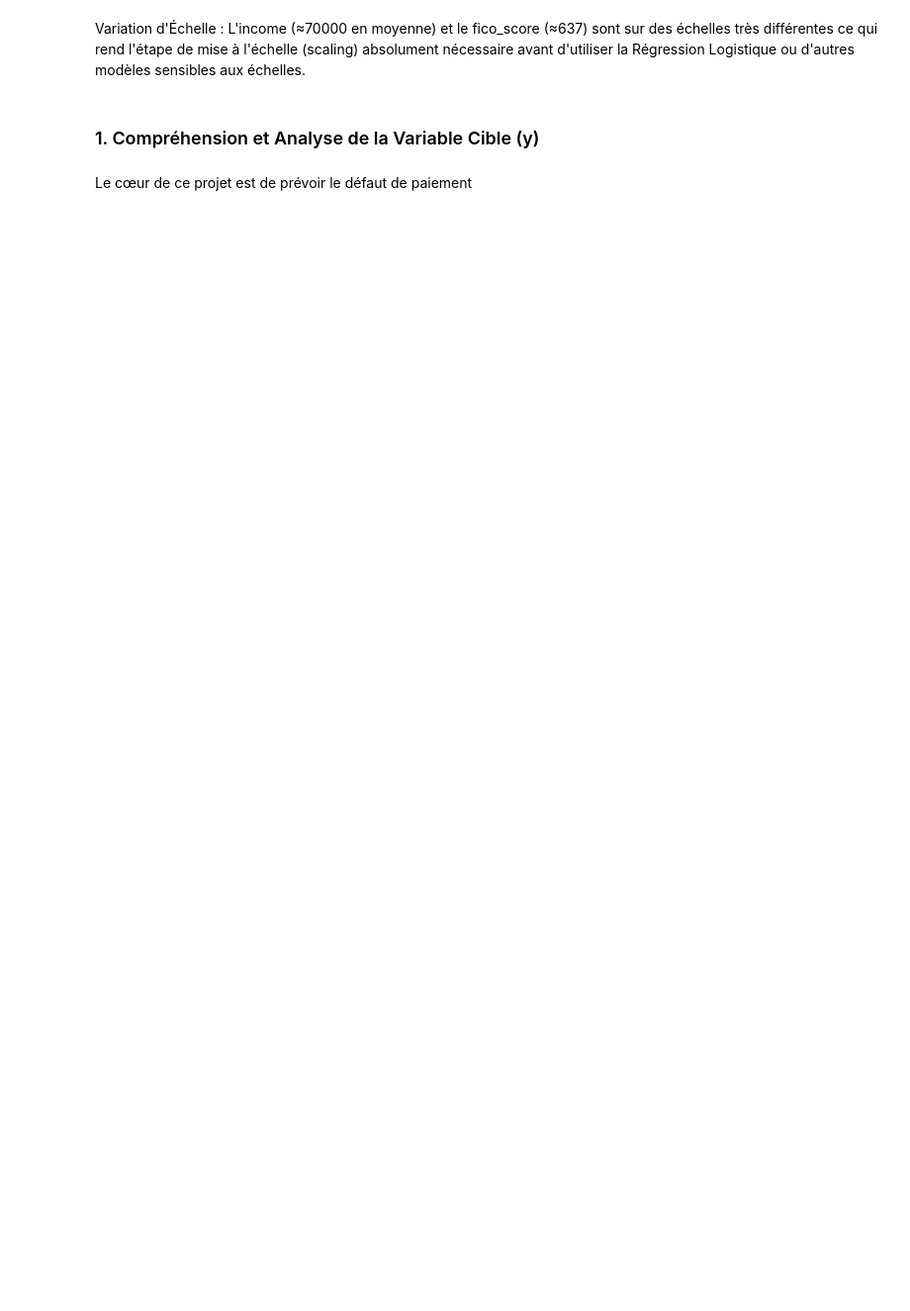
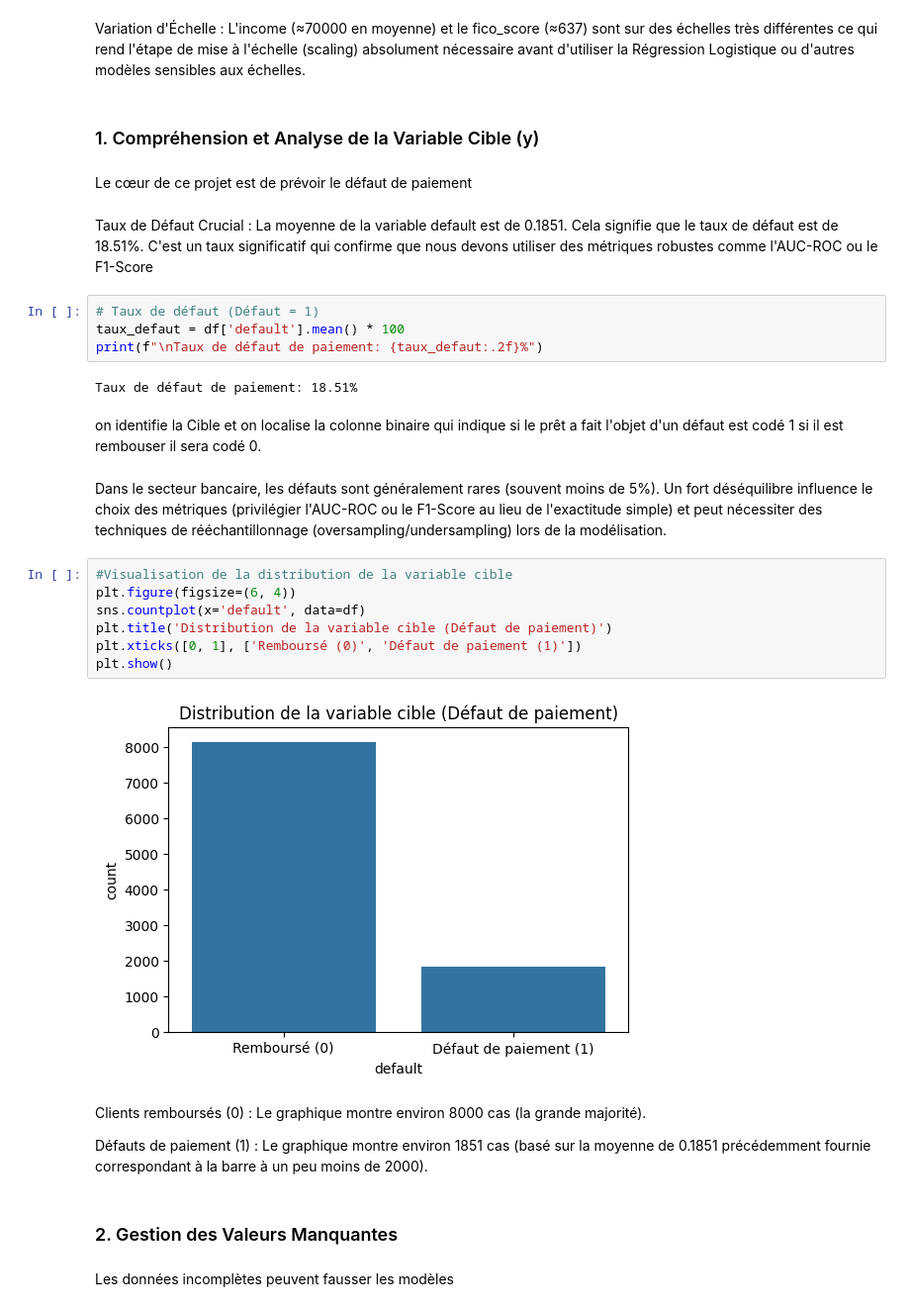
Before and after one commit to mimimonna/MLOps, a Jupyter notebook: EDA_Preprocessing.ipynb, the cells around one changed output. Shown at 99% size. Drawn from its saved outputs; the diff is of its cells as text; blank space fills up the shorter version.

```diff
--- a/EDA_Preprocessing.ipynb
+++ b/EDA_Preprocessing.ipynb
@@ -82,3 +80,32 @@ Variation d'Échelle : L'income (≈70000 en moyenne) et le fico_score (≈637)
 ### 1. Compréhension et Analyse de la Variable Cible (y)
 # %% [markdown]
 Le cœur de ce projet est de prévoir le défaut de paiement
+# %% [markdown]
+Taux de Défaut Crucial : La moyenne de la variable default est de 0.1851. Cela signifie que le taux de défaut est de 18.51%. C'est un taux significatif qui confirme que nous devons utiliser des métriques robustes comme l'AUC-ROC ou le F1-Score
+# %%
+# Taux de défaut (Défaut = 1)
+taux_defaut = df['default'].mean() * 100
+print(f"\nTaux de défaut de paiement: {taux_defaut:.2f}%")
+# %% [output]
+Taux de défaut de paiement: 18.51%
+# %% [markdown]
+on identifie la Cible et on localise la colonne binaire qui indique si le prêt a fait l'objet d'un défaut est codé 1 si il est rembouser il sera codé 0.
+# %% [markdown]
+Dans le secteur bancaire, les défauts sont généralement rares (souvent moins de 5%). Un fort déséquilibre influence le choix des métriques (privilégier l'AUC-ROC ou le F1-Score au lieu de l'exactitude simple) et peut nécessiter des techniques de rééchantillonnage (oversampling/undersampling) lors de la modélisation.
+# %%
+#Visualisation de la distribution de la variable cible
+plt.figure(figsize=(6, 4))
+sns.countplot(x='default', data=df)
+plt.title('Distribution de la variable cible (Défaut de paiement)')
+plt.xticks([0, 1], ['Remboursé (0)', 'Défaut de paiement (1)'])
+plt.show()
+# %% [output]
+[figure, added]
+# %% [markdown]
+Clients remboursés (0) : Le graphique montre environ 8000 cas (la grande majorité).
+
+Défauts de paiement (1) : Le graphique montre environ 1851 cas (basé sur la moyenne de 0.1851 précédemment fournie correspondant à la barre à un peu moins de 2000).
+# %% [markdown]
+### 2. Gestion des Valeurs Manquantes
+# %% [markdown]
+Les données incomplètes peuvent fausser les modèles
```
Also changed, not shown: parts of 2 cells of this notebook, 1 other file.
